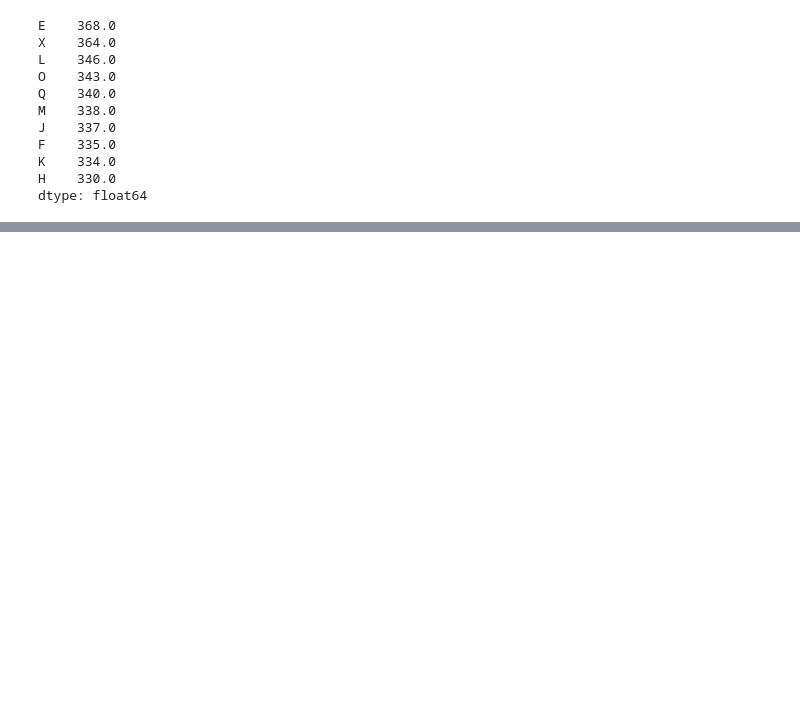
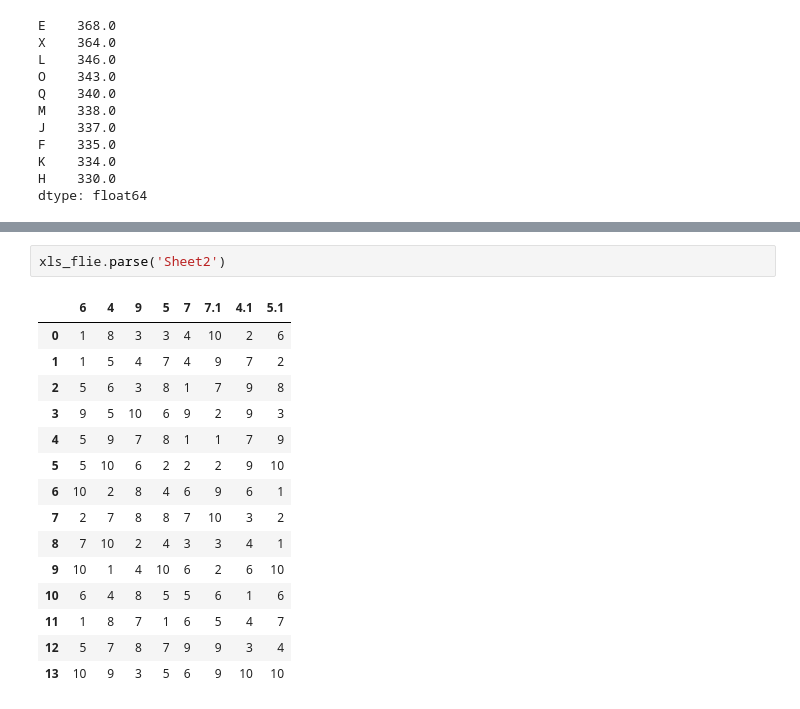
Before and after one commit to longfengpili/python-for-data-analysis, a Jupyter notebook: 第六章.ipynb, the cells around one changed output, grey strips where cells are left out. Cells and saved outputs as stored; diff of their text form; blank space fills up the shorter version.

```diff
--- a/第六章.ipynb
+++ b/第六章.ipynb
@@ -387,0 +683,18 @@ dtype: float64
+# %%
+xls_flie.parse('Sheet2')
+# %% [output]
+|  | 6 | 4 | 9 | 5 | 7 | 7.1 | 4.1 | 5.1 |
+| 0 | 1 | 8 | 3 | 3 | 4 | 10 | 2 | 6 |
+| 1 | 1 | 5 | 4 | 7 | 4 | 9 | 7 | 2 |
+| 2 | 5 | 6 | 3 | 8 | 1 | 7 | 9 | 8 |
+| 3 | 9 | 5 | 10 | 6 | 9 | 2 | 9 | 3 |
+| 4 | 5 | 9 | 7 | 8 | 1 | 1 | 7 | 9 |
+| 5 | 5 | 10 | 6 | 2 | 2 | 2 | 9 | 10 |
+| 6 | 10 | 2 | 8 | 4 | 6 | 9 | 6 | 1 |
+| 7 | 2 | 7 | 8 | 8 | 7 | 10 | 3 | 2 |
+| 8 | 7 | 10 | 2 | 4 | 3 | 3 | 4 | 1 |
+| 9 | 10 | 1 | 4 | 10 | 6 | 2 | 6 | 10 |
+| 10 | 6 | 4 | 8 | 5 | 5 | 6 | 1 | 6 |
+| 11 | 1 | 8 | 7 | 1 | 6 | 5 | 4 | 7 |
+| 12 | 5 | 7 | 8 | 7 | 9 | 9 | 3 | 4 |
+| 13 | 10 | 9 | 3 | 5 | 6 | 9 | 10 | 10 |
```
Also changed, not shown: parts of 53 cells of this notebook, 3 other files.
